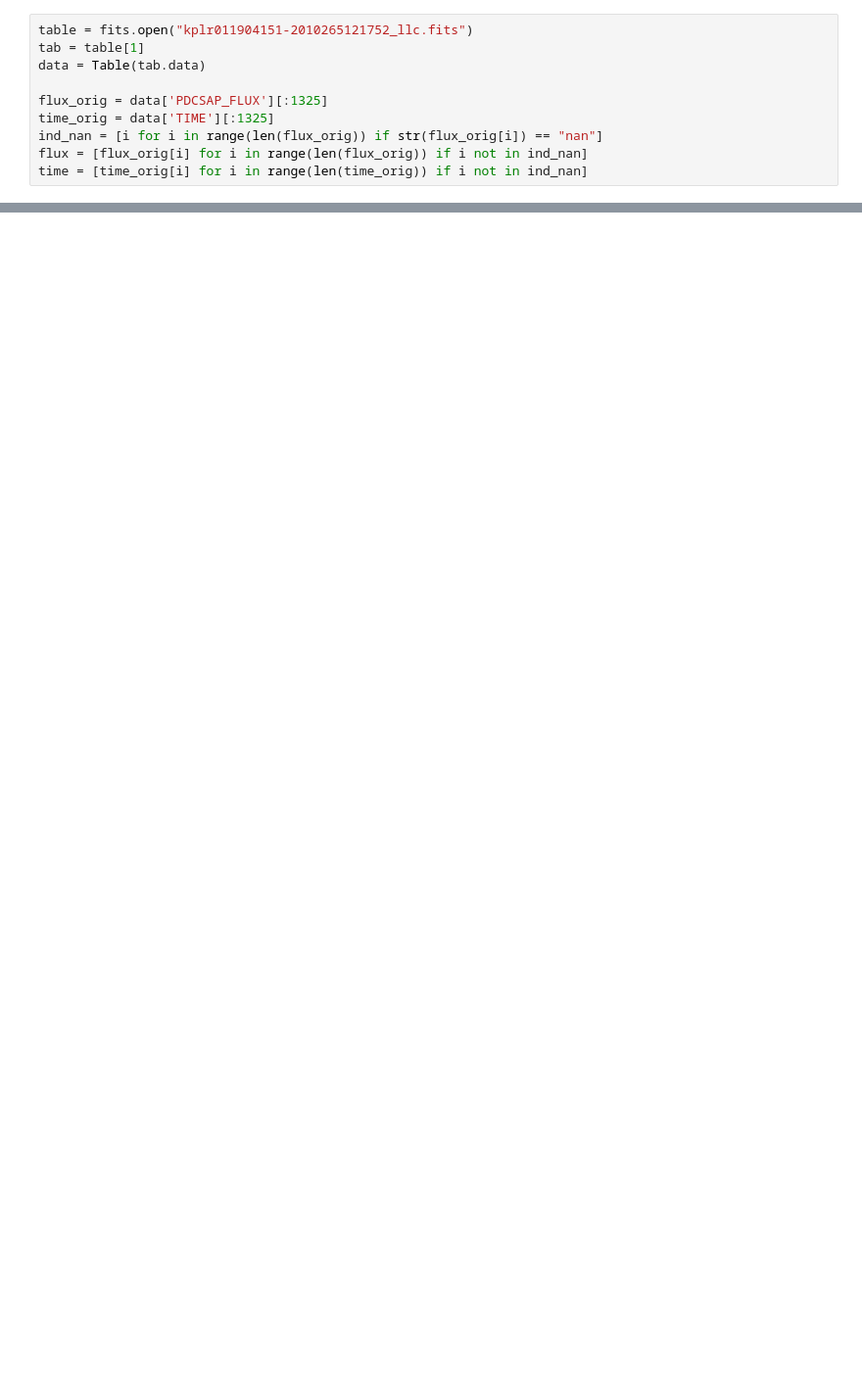
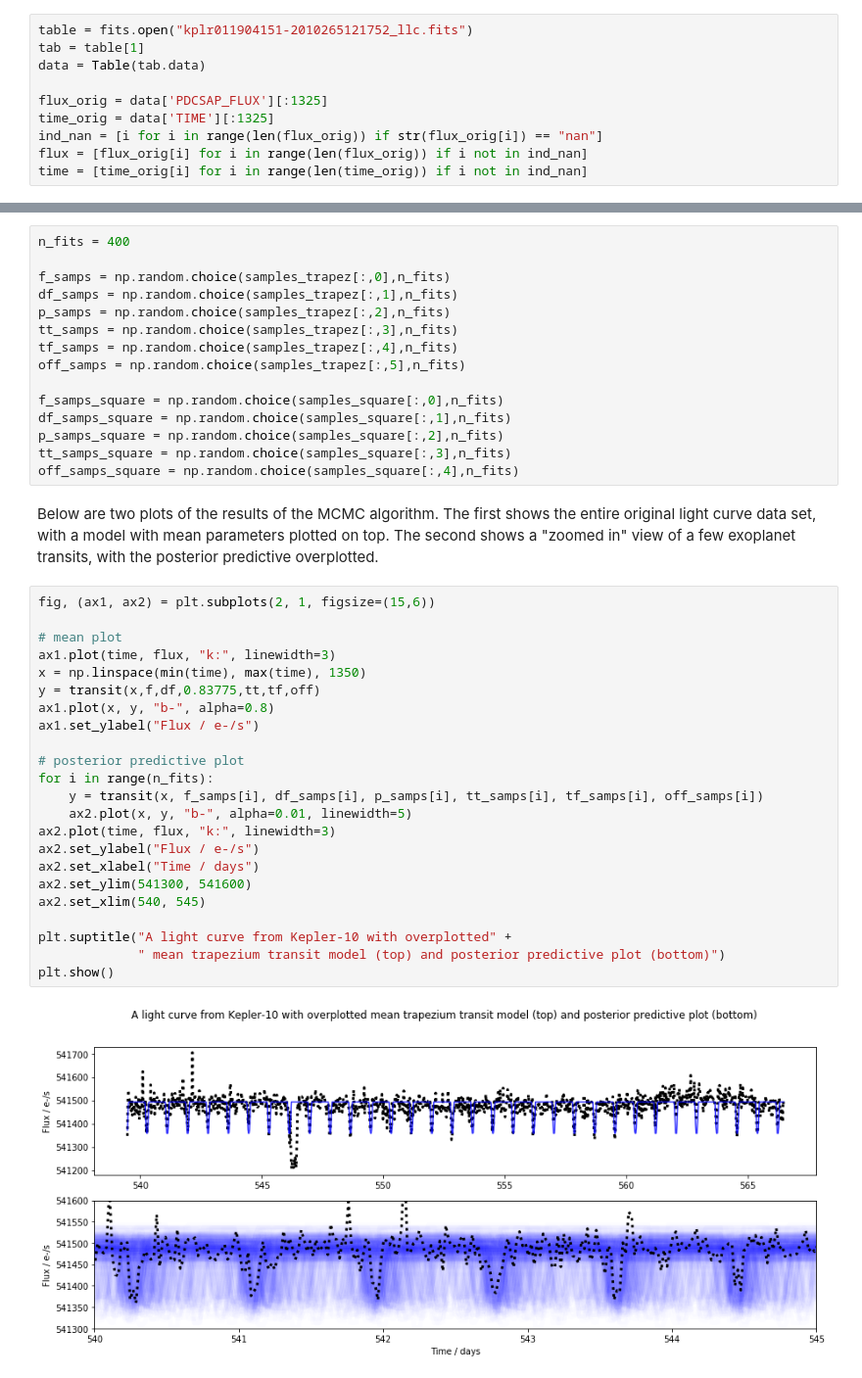
Before and after one commit to Mo-Ghani/Sampling, a Jupyter notebook: emcee/LightCurve.ipynb, the cells around one changed output, grey strips where cells are left out. Shown at 98% size. Saved outputs shown, nothing was run; the diff lists cells and outputs as text; blank space fills up the shorter version.

```diff
--- a/emcee/LightCurve.ipynb
+++ b/emcee/LightCurve.ipynb
@@ -190,0 +353,42 @@ off = -2.103449749165209e-05 ± 0.0048050131931093466
+# %%
+n_fits = 400
+
+f_samps = np.random.choice(samples_trapez[:,0],n_fits)
+df_samps = np.random.choice(samples_trapez[:,1],n_fits)
+p_samps = np.random.choice(samples_trapez[:,2],n_fits)
+tt_samps = np.random.choice(samples_trapez[:,3],n_fits)
+tf_samps = np.random.choice(samples_trapez[:,4],n_fits)
+off_samps = np.random.choice(samples_trapez[:,5],n_fits)
+
+f_samps_square = np.random.choice(samples_square[:,0],n_fits)
+df_samps_square = np.random.choice(samples_square[:,1],n_fits)
+p_samps_square = np.random.choice(samples_square[:,2],n_fits)
+tt_samps_square = np.random.choice(samples_square[:,3],n_fits)
+off_samps_square = np.random.choice(samples_square[:,4],n_fits)
+# %% [markdown]
+Below are two plots of the results of the MCMC algorithm. The first shows the entire original light curve data set, with a model with mean parameters plotted on top. The second shows a "zoomed in" view of a few exoplanet transits, with the posterior predictive overplotted.
+# %%
+fig, (ax1, ax2) = plt.subplots(2, 1, figsize=(15,6))
+
+# mean plot
+ax1.plot(time, flux, "k:", linewidth=3)
+x = np.linspace(min(time), max(time), 1350)
+y = transit(x,f,df,0.83775,tt,tf,off)
+ax1.plot(x, y, "b-", alpha=0.8)
+ax1.set_ylabel("Flux / e-/s")
+
+# posterior predictive plot
+for i in range(n_fits):
+    y = transit(x, f_samps[i], df_samps[i], p_samps[i], tt_samps[i], tf_samps[i], off_samps[i])
+    ax2.plot(x, y, "b-", alpha=0.01, linewidth=5)
+ax2.plot(time, flux, "k:", linewidth=3)
+ax2.set_ylabel("Flux / e-/s")
+ax2.set_xlabel("Time / days")
+ax2.set_ylim(541300, 541600)
+ax2.set_xlim(540, 545)
+
+plt.suptitle("A light curve from Kepler-10 with overplotted" +
+             " mean trapezium transit model (top) and posterior predictive plot (bottom)")
+plt.show()
+# %% [output]
+[figure, added]
```
Also changed, not shown: parts of 64 cells of this notebook.
